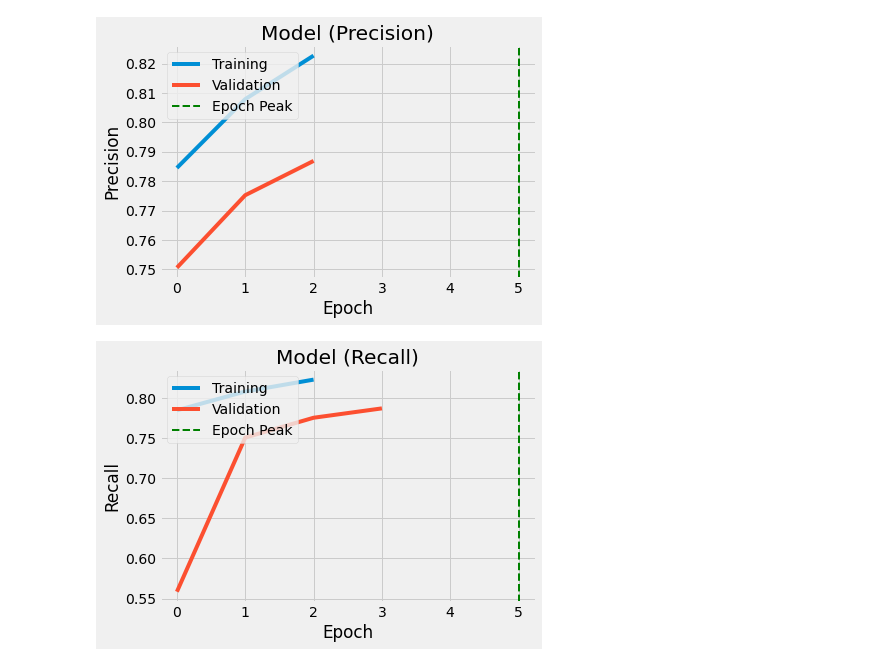
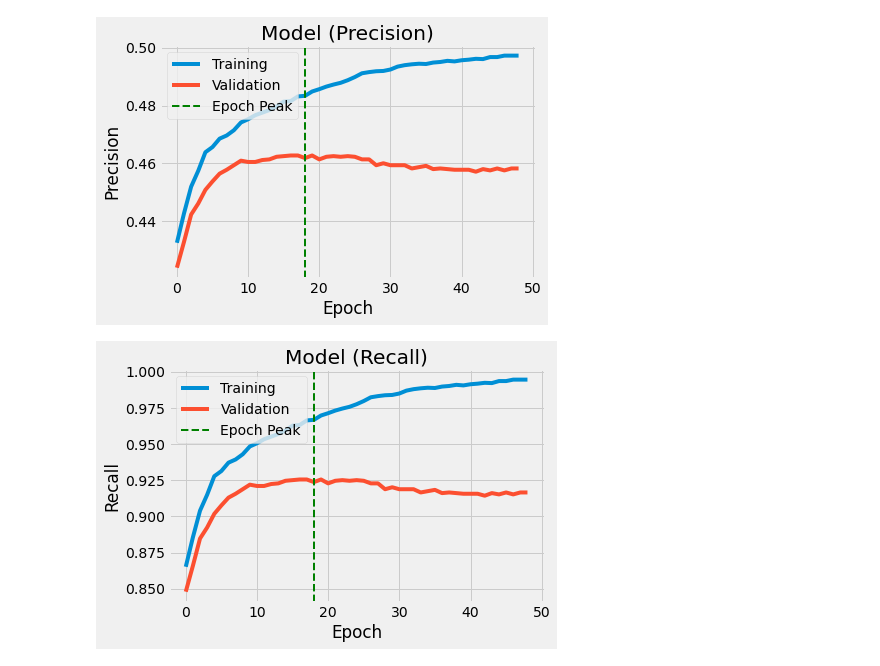
Before and after one commit to Kofoedsan/Python-TrustpilotPredict, a Jupyter notebook: 03_model_training_fasttext_adv.ipynb, the cells around one changed output. Drawn from its saved outputs; the diff is of its cells as text; code cells hidden in the pictures.

Commit message:
changed some numbers and added a note regarding threshold

```diff
--- a/03_model_training_fasttext_adv.ipynb
+++ b/03_model_training_fasttext_adv.ipynb
@@ -20,7 +17,8 @@ import matplotlib.pyplot as plt
 plt.style.use('fivethirtyeight')
 # %%
 # Træn modellen ud fra givne parameter
-model = fasttext.train_supervised(input="test.train", epoch=50, lr=0.5, wordNgrams=2, bucket=200000, dim=100, loss='ova')
+epoch = 50
+model = fasttext.train_supervised(input="test.train", epoch=epoch, lr=0.5, wordNgrams=2, bucket=200000, dim=100, loss='ova')
 # %%
 # Funktion til at formattere testresultatet af modellen for pænere visning
 def print_result(N, p, r):
@@ -46,6 +44,4 @@ Recall          0.820
 # %%
-epoch = 5
-
 models_train = []
 models_valid = []
 model_valid_epoch = 0
@@ -59,8 +55,8 @@ with tqdm(total=epoch) as progress:
         progress.update(1)
 
         model = fasttext.train_supervised(input="test.train", epoch=i)
-        models_train.append(model.test('test.train'))
-        models_valid.append(model.test('test.valid'))
+        models_train.append(model.test('test.train', k=2))
+        models_valid.append(model.test('test.valid', k=2))
 
         if (models_valid[i][1] > model_valid_peak):
             model_valid_peak = models_valid[i][1]
@@ -86,21 +90,21 @@ with tqdm(total=epoch) as progress:
 # %%
 # Visualisér modellens præcision
-threshold = 0.6
+threshold = 0.2
 
 plt.plot([pr[1] for pr in models_train if pr[1] > threshold], label='Training')
 plt.plot([pr[1] for pr in models_valid if pr[1] > threshold], label='Validation')
 plt.axvline(model_valid_epoch, linewidth=2, color='g', linestyle='--', label=('Epoch Peak'))
 
 plt.title('Model (Precision)')
 plt.ylabel('Precision')
 plt.xlabel('Epoch')
 plt.legend(loc='upper left')
 plt.show()
 # %% [output]
-[figure, old version]
+[figure, new version]
 # %%
 # Visualisér modellens recall
-threshold = 0.55
+threshold = 0.8
 
 plt.plot([pr[2] for pr in models_train if pr[2] > threshold], label='Training')
 plt.plot([pr[2] for pr in models_valid if pr[2] > threshold], label='Validation')
@@ -112,4 +116,4 @@ plt.xlabel('Epoch')
 plt.legend(loc='upper left')
 plt.show()
 # %% [output]
-[figure, old version]
+[figure, new version]
```
Also changed, not shown: parts of 4 cells of this notebook.
